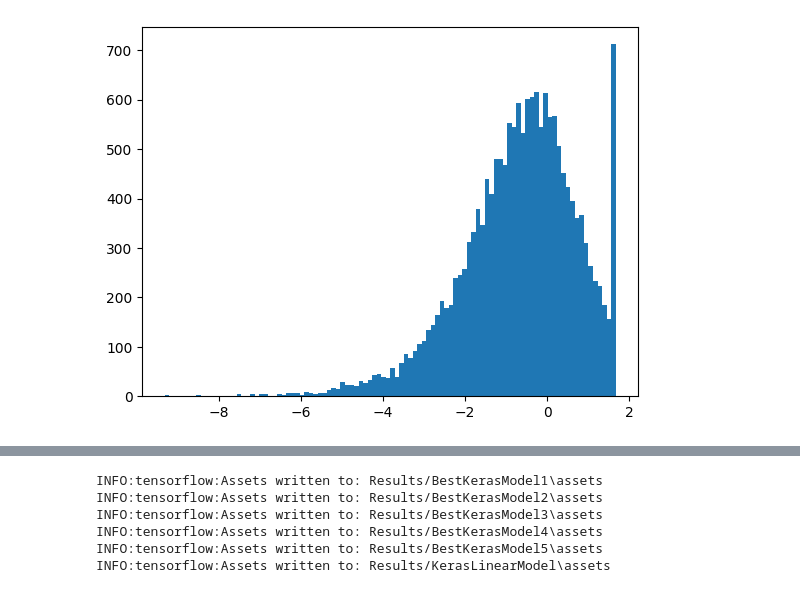
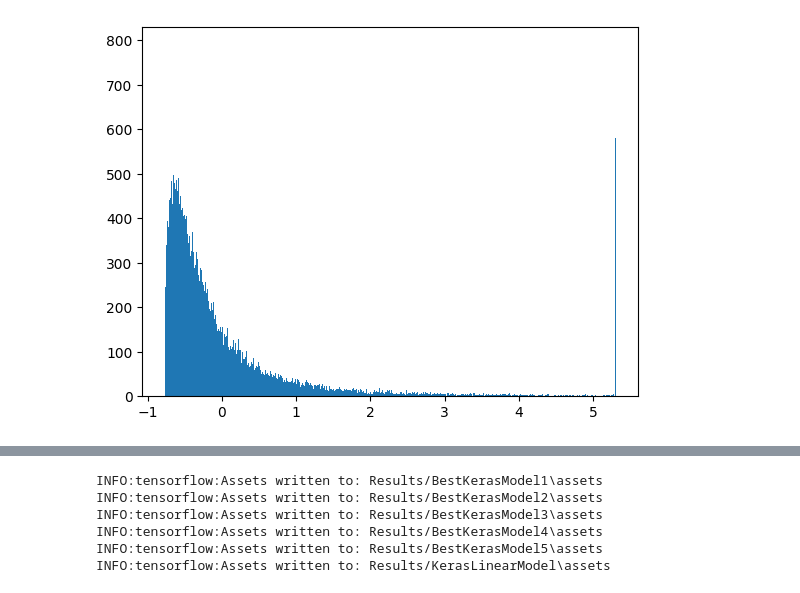
Before and after one commit to rrobberobin/MLStockForecasting, a Jupyter notebook: RobinThesisTensorflow.ipynb, the cells around one changed output, grey strips where cells are left out. Drawn from its saved outputs; the diff is of its cells as text; code cells hidden in the pictures.

```diff
--- a/RobinThesisTensorflow.ipynb
+++ b/RobinThesisTensorflow.ipynb
@@ -166,0 +162,12 @@ plt.show()
+# %%
+#Ratio data
+#xRatioData = finalData.apply(lambda x: x/finalData["revtq"])
+xRatioData = finalData.copy()
+xRatioData[ratioCols] = finalData[ratioCols].div(finalData["MktCap"].values, axis=0) #This is an inplace operation if copy() is not used
+#xRatioData[numCols] = finalData[numCols].apply(lambda x: x/finalData["MktCap"].values, axis=0)
+#xRatioData = X.div(finalData["MktCap"].values, axis=0)
+#xRatioData = xRatioData.loc[:, xRatioData.columns != "MktCap"]
+
+
+#xRatioData = xRatioData.dropna()
+#xRatioData
@@ -176,9 +202,8 @@ import scipy
 # #yWinData = scipy.stats.mstats.winsorize(XArray, limits = (0.01, 0.01))
 
 
-xWinData=xRatioData
-
-xWinData[numCols] = xRatioData[numCols].apply(lambda x: scipy.stats.mstats.winsorize(x, limits = (0.01, 0.01)))
+xWinData=xRatioData.copy()
+xWinData[numCols] = xRatioData[numCols].apply(lambda x: scipy.stats.mstats.winsorize(x, limits = (0.01, 0.01))) #This is an inplace operation if copy() is not used
 # %%
 from sklearn.preprocessing import MinMaxScaler, StandardScaler
 #scaler = MinMaxScaler(feature_range=(0, 1))
@@ -195,9 +220,9 @@ scaler = StandardScaler()
 
 
 #My scaling and winsorizing is biased. They should be done based on the training data, not testing and validation
-xScaledData=xWinData
+xScaledData=xWinData.copy()
 #xScaledData[numCols] = xScaledData[numCols].apply(lambda x: scaler.fit_transform(x))
-xScaledData[numCols] = scaler.fit_transform(xScaledData[numCols])
+xScaledData[numCols] = scaler.fit_transform(xScaledData[numCols]) #This is an inplace operation if copy() is not used
 
 
 
@@ -211,21 +236,12 @@ xScaledData[numCols] = scaler.fit_transform(xScaledData[numCols])
 
 #trainX.dtypes
 # %%
-#import math
-#xLogData = math.log(xRatioData["returns"])
-
-#xLogData = np.log(xRatioData["returns"] + 105)
-
-#xLogData = np.log1p(xRatioData["returns"]/105)
-
-#xLogData = xRatioData[numCols].apply(lambda x: np.log(x), axis=1)
-#xLogData = xRatioData["revtq"]
-xLogData = xRatioData["revtq"].apply(lambda x: np.log(x+0.0001))
-
-
+xLogData = xScaledData["revtq"].apply(lambda x: np.log(x))
+#xLogData = xScaledData["revtq"].apply(lambda x: np.log(x+0.005))
 import matplotlib.pyplot as plt
 
-plt.hist(xLogData, bins=100)
+#plt.hist(xLogData, bins=100)
+plt.hist(xScaledData["revtq"], bins=1000)
 plt.show()
 # %% [output]
-[figure, old version]
+[figure, new version]
```
Also changed, not shown: parts of 15 cells of this notebook, 1 other file.
